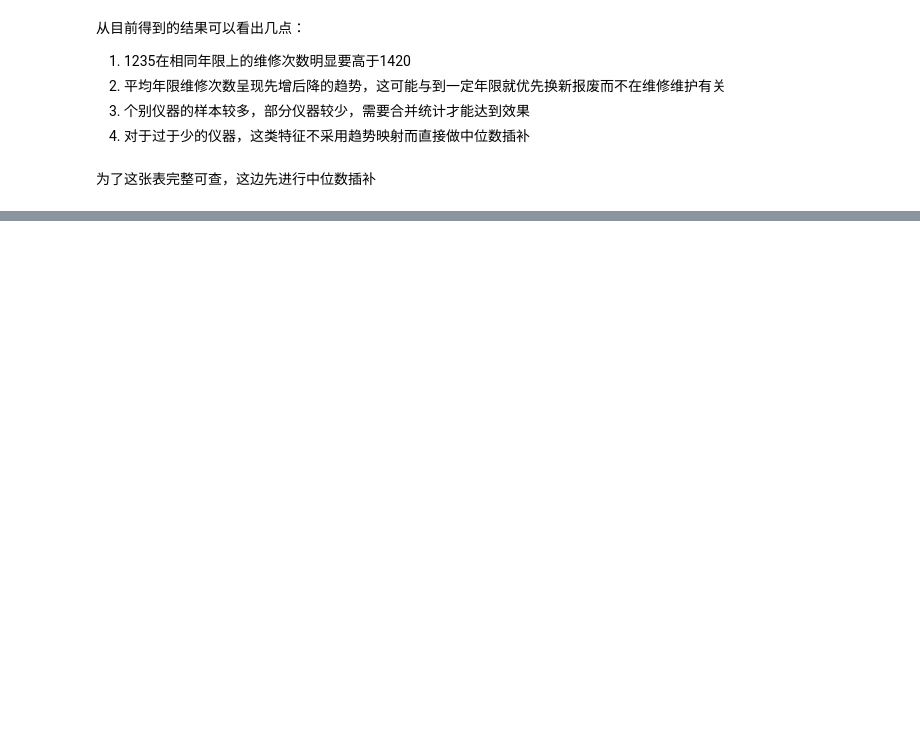
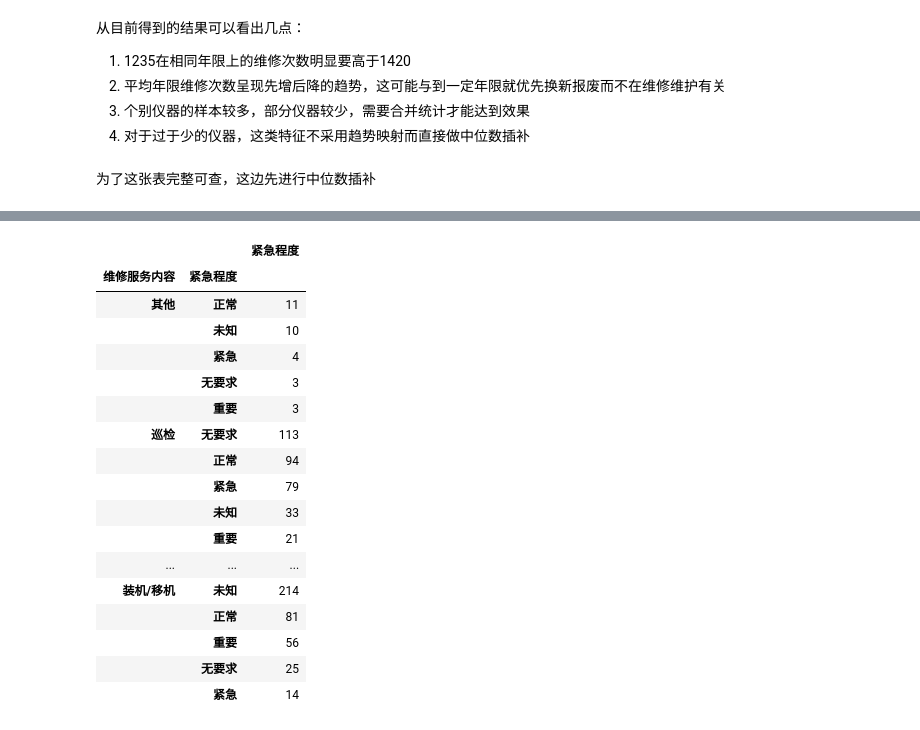
Before and after one commit to clouwer/nlpnotebook, a Jupyter notebook: projects/Biosan-service-upgrade-2019/ipy/feature_engineer.ipynb, the cells around one changed output, grey strips where cells are left out. Saved outputs shown, nothing was run; the diff lists cells and outputs as text; code cells hidden in the pictures; blank space fills up the shorter version.

```diff
--- a/projects/Biosan-service-upgrade-2019/ipy/feature_engineer.ipynb
+++ b/projects/Biosan-service-upgrade-2019/ipy/feature_engineer.ipynb
@@ -724,3 +185,0 @@ average_service_stats.loc['仪器台数'] = instrument_uniq['设备型号'].valu
-# %%
-pd.options.display.max_columns = 200
-average_service_stats = average_service_stats.T.sort_values(by = '仪器台数', ascending = False).T
@@ -774,0 +212,5 @@ data.drop(['设备型号_已使用年限', '已使用年限_round'], axis = 1, i
+# %%
+datetime_columns = ['上次维修时间','装机日期']
+for col in datetime_columns:
+    data[col] = pd.to_datetime(data[col], errors = 'coerce')
+data.to_sql('fe_data1', engine, if_exists='replace',index= False)
@@ -774,0 +222,8 @@ data.drop(['设备型号_已使用年限', '已使用年限_round'], axis = 1, i
+# %%
+def data_sql_load():
+    engine = create_engine('mysql+pymysql://%s:%s@%s:3306/%s?charset=utf8' %(config.sql_user, config.sql_password, config.sql_ip, config.sql_database),echo = False)
+    sql = "select * from fe_data1"
+    data = pd.read_sql_query(sql, engine)
+    return data
+
+data = data_sql_load()
@@ -774,0 +253,15 @@ data.drop(['设备型号_已使用年限', '已使用年限_round'], axis = 1, i
+# %%
+def text_clean(content):
+    try:
+        result = re.sub(r'[^\u4e00-\u9fa5,A-Za-z0-9]', " ",content)
+    except:
+        result = ''
+    return result
+
+data['问题汇总'].fillna('', inplace = True)
+data['问题汇总_jieba'] = data['问题汇总'].apply(seg_sentence)
+
+data['解决方案汇总'].fillna('', inplace = True)
+data['解决方案汇总_jieba'] = data['解决方案汇总'].apply(seg_sentence)
+
+data['jieba'] = (data['问题汇总_jieba'] + data['解决方案汇总_jieba']).apply(text_clean)
@@ -774,0 +324,21 @@ data.drop(['设备型号_已使用年限', '已使用年限_round'], axis = 1, i
+# %%
+pd.DataFrame(data['紧急程度'].groupby(data['维修服务内容']).value_counts())
+# %% [output]
+|  |  | 紧急程度 |
+| 维修服务内容 | 紧急程度 |  |
+| 其他 | 正常 | 11 |
+|  | 未知 | 10 |
+|  | 紧急 | 4 |
+|  | 无要求 | 3 |
+|  | 重要 | 3 |
+| 巡检 | 无要求 | 113 |
+|  | 正常 | 94 |
+|  | 紧急 | 79 |
+|  | 未知 | 33 |
+|  | 重要 | 21 |
+| ... | ... | ... |
+| 装机/移机 | 未知 | 214 |
+|  | 正常 | 81 |
+|  | 重要 | 56 |
+|  | 无要求 | 25 |
+|  | 紧急 | 14 |
```
Also changed, not shown: parts of 96 cells of this notebook, 14 other files.
